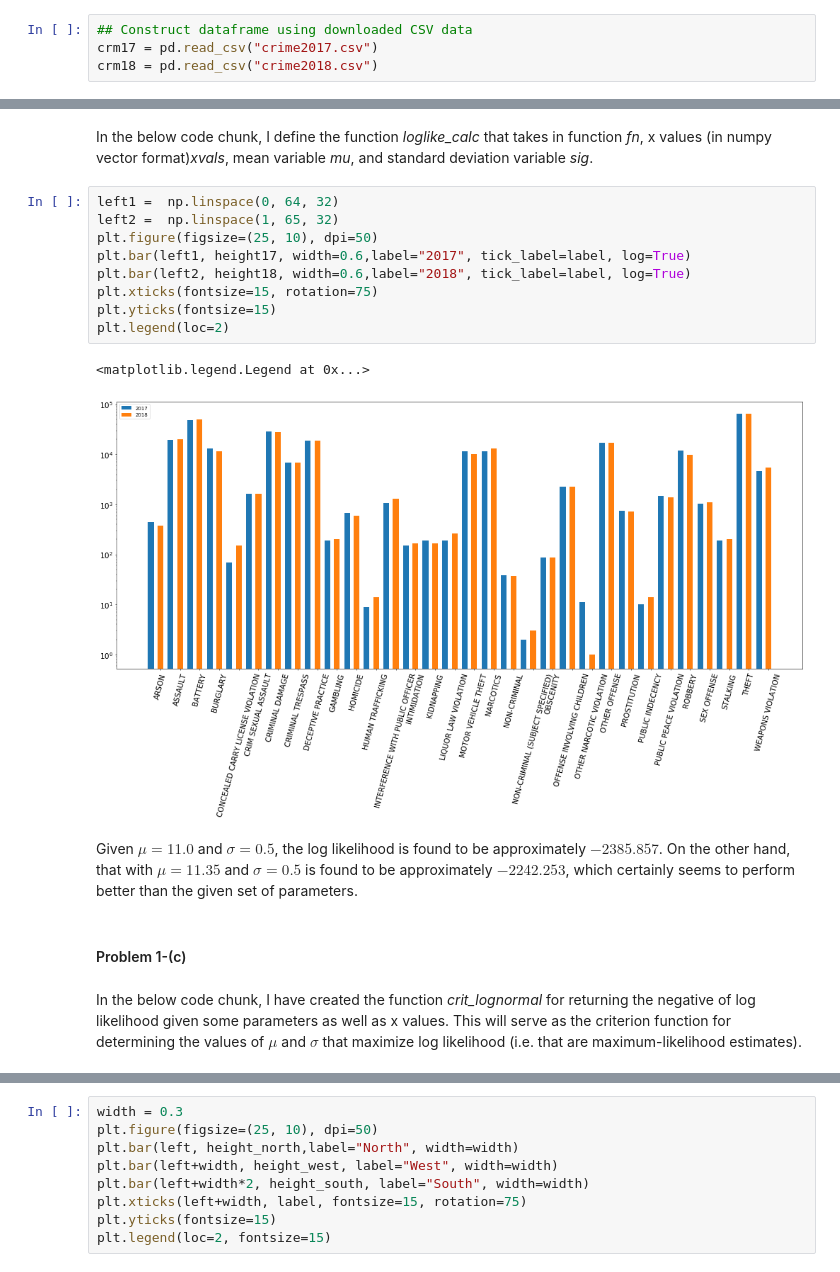
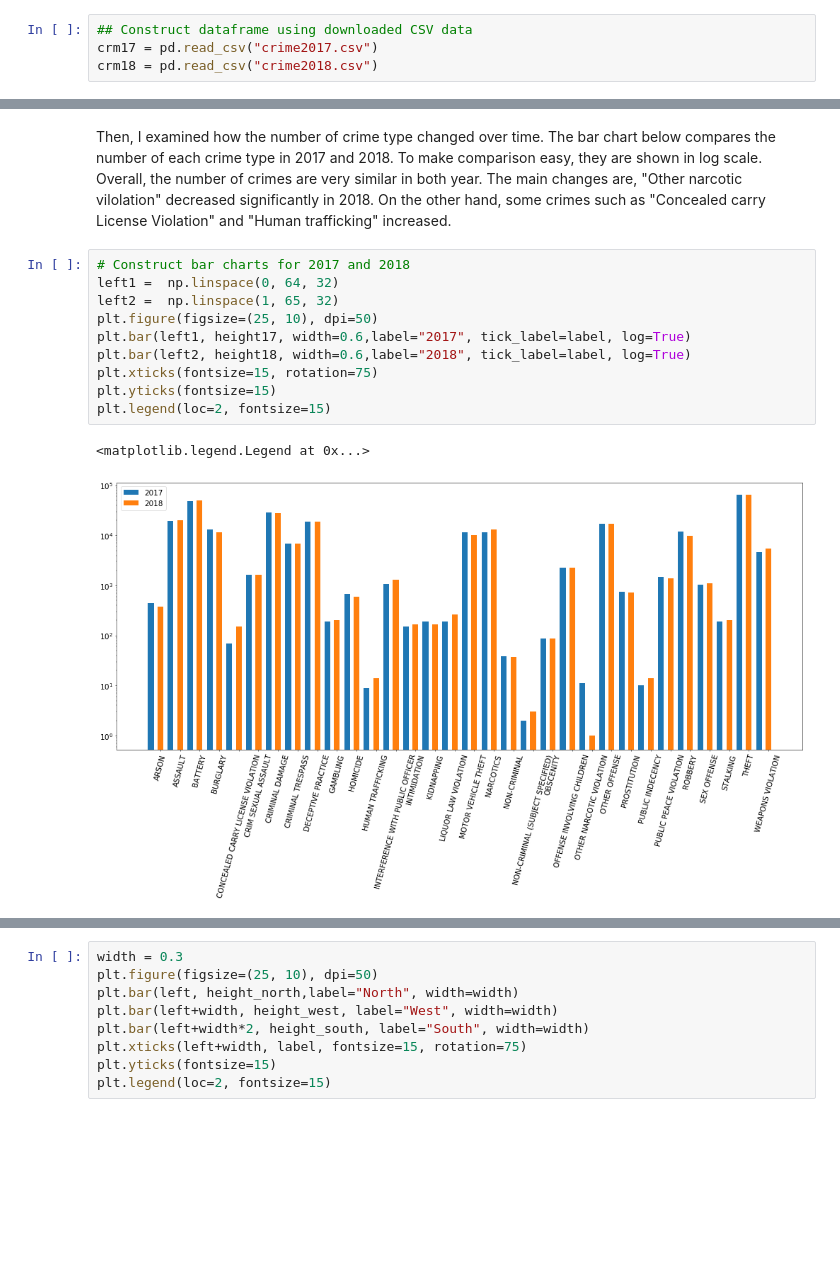
Before and after one commit to takando/Machine-learning-for-Public-Policy, a Jupyter notebook: Machine learning hw1.ipynb, the cells around one changed output, grey strips where cells are left out. Saved outputs shown, nothing was run; the diff lists cells and outputs as text; blank space fills up the shorter version.

```diff
--- a/Machine learning hw1.ipynb
+++ b/Machine learning hw1.ipynb
@@ -98,23 +103,18 @@ plt.yticks(fontsize=15)
 (array([    0., 10000., 20000., 30000., 40000., 50000., 60000., 70000.]),
  <a list of 8 Text yticklabel objects>)
 [figure]
-# %% [markdown]
-In the below code chunk, I define the function *loglike_calc* that takes in function *fn*, x values (in numpy vector format)*xvals*, mean variable *mu*, and standard deviation variable *sig*.
+# %% [markdown]
+Then, I examined how the number of crime type changed over time. The bar chart below compares the number of each crime type in 2017 and 2018. To make comparison easy, they are shown in log scale. Overall, the number of crimes are very similar in both year. The main changes are, "Other narcotic vilolation" decreased significantly in 2018. On the other hand, some crimes such as "Concealed carry License Violation" and "Human trafficking" increased.
 # %%
+# Construct bar charts for 2017 and 2018
 left1 =  np.linspace(0, 64, 32)
 left2 =  np.linspace(1, 65, 32)
 plt.figure(figsize=(25, 10), dpi=50)
 plt.bar(left1, height17, width=0.6,label="2017", tick_label=label, log=True)
 plt.bar(left2, height18, width=0.6,label="2018", tick_label=label, log=True)
 plt.xticks(fontsize=15, rotation=75)
 plt.yticks(fontsize=15)
-plt.legend(loc=2)
+plt.legend(loc=2, fontsize=15)
 # %% [output]
 <matplotlib.legend.Legend at 0x...>
-[figure, old version]
+[figure, new version]
-# %% [markdown]
-Given $\mu=11.0$ and $\sigma=0.5$, the log likelihood is found to be approximately $-2385.857$. On the other hand, that with $\mu=11.35$ and $\sigma=0.5$ is found to be approximately $-2242.253$, which certainly seems to perform better than the given set of parameters.
-# %% [markdown]
-#### Problem 1-(c)
-# %% [markdown]
-In the below code chunk, I have created the function *crit_lognormal* for returning the negative of log likelihood given some parameters as well as x values. This will serve as the criterion function for determining the values of $\mu$ and $\sigma$ that maximize log likelihood (i.e. that are maximum-likelihood estimates).
```
Also changed, not shown: parts of 98 cells of this notebook.
